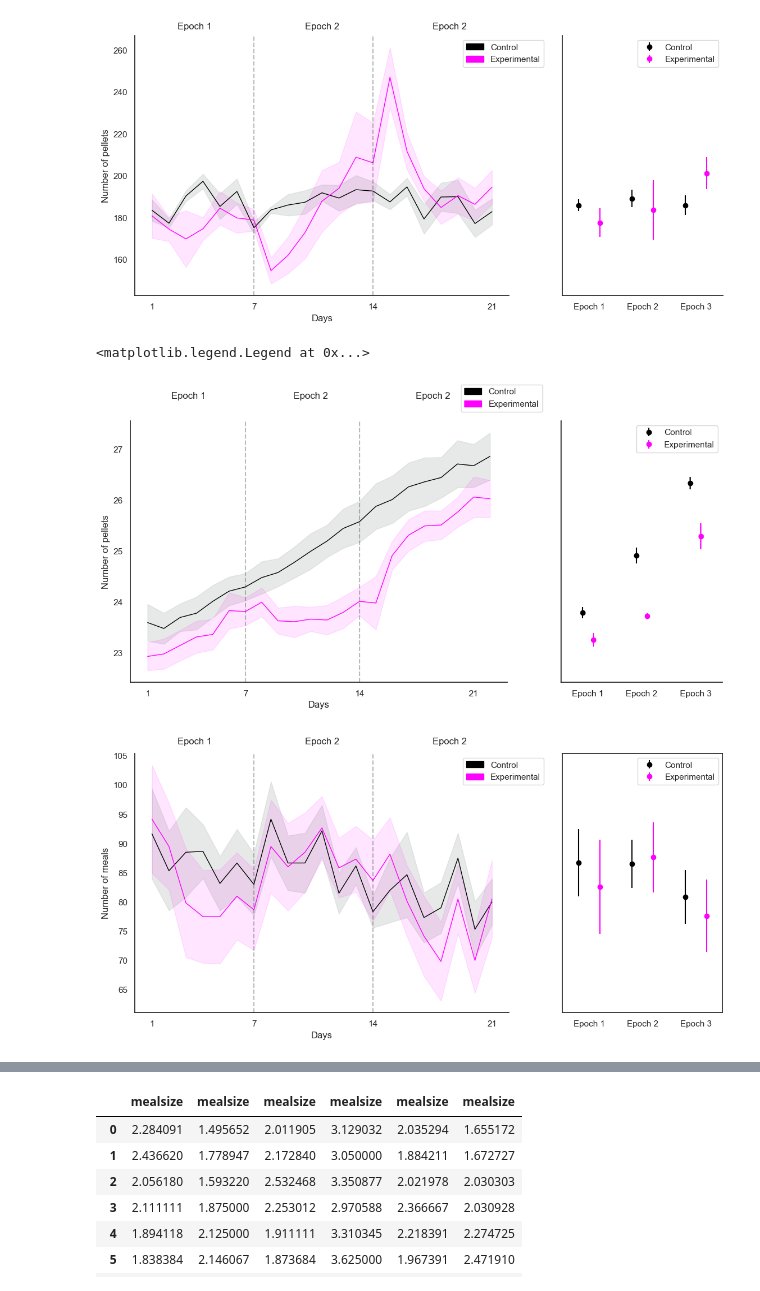
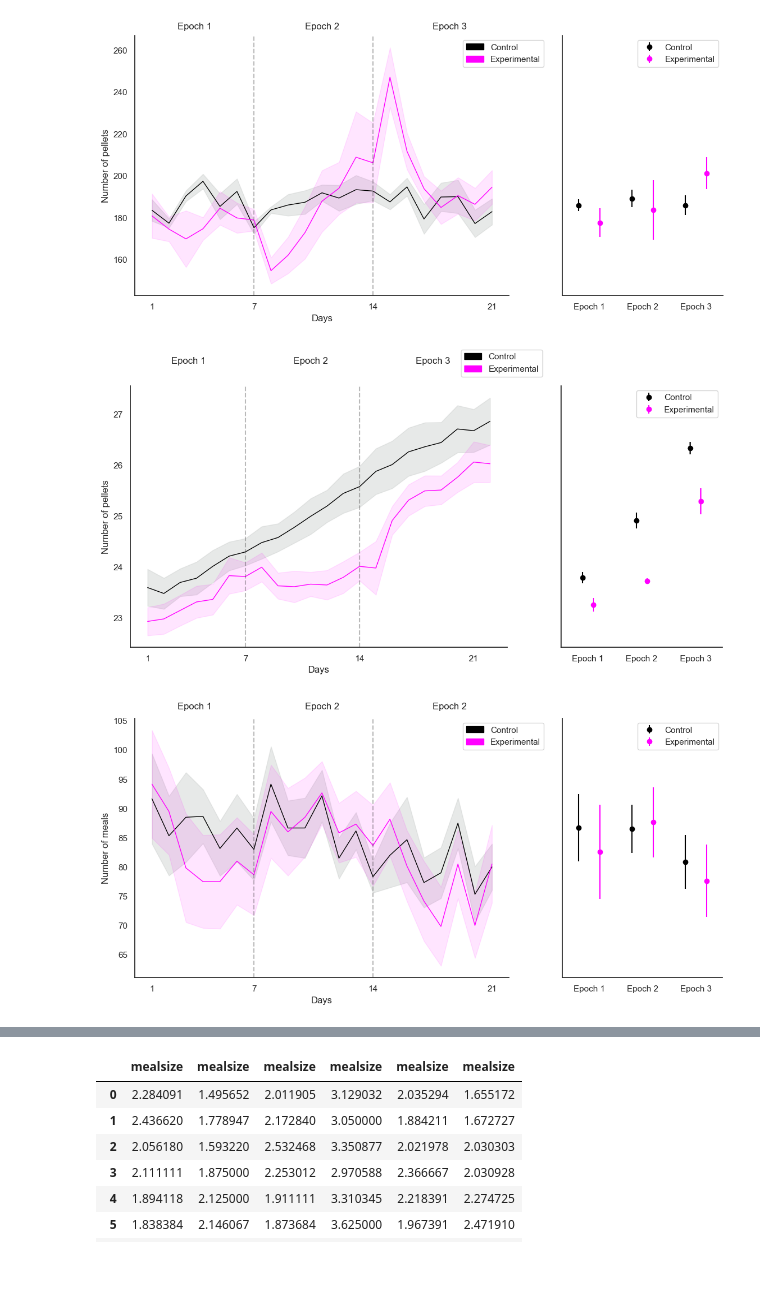
Before and after one commit to Htbibalan/FEDPROTEINPRO, a Jupyter notebook: notebooks/POSTER_EBBS_2023.ipynb, the cells around one changed output, grey strips where cells are left out. Cells and saved outputs as stored; diff of their text form; code cells hidden in the pictures.

```diff
--- a/notebooks/POSTER_EBBS_2023.ipynb
+++ b/notebooks/POSTER_EBBS_2023.ipynb
@@ -204,7 +204,7 @@ ax1.axvline(13,color="k",linestyle="--", alpha= 0.3)
 ax1.set_xticks([0,6,13,20],labels=["1","7","14","21"])
 ax1.text(2.5,28,"Epoch 1", ha="center")
 ax1.text(10,28,"Epoch 2", ha="center")
-ax1.text(17.5,28,"Epoch 2", ha="center")
+ax1.text(17.5,28,"Epoch 3", ha="center")
 ax1.spines["top"].set_visible(False)
 ax1.spines["right"].set_visible(False)
 
@@ -250,9 +250,8 @@ ax2.spines["right"].set_visible(False)
 ax2.legend()
 
 
-#f.savefig(fig_folder + "bodyweight_trend.png")
+f.savefig(fig_folder + "bodyweight_trend.png")
 # %% [output]
-<matplotlib.legend.Legend at 0x...>
 [figure]
 # %%
 def nmeals_by_day(df):
@@ -312,34 +311,36 @@ ctl_E3=ctl_n_meals.iloc[14:,:].mean(axis=0)
 exp_E1=exp_n_meals.iloc[0:7,:].mean(axis=0)
 exp_E2=exp_n_meals.iloc[7:14,:].mean(axis=0)
 exp_E3=exp_n_meals.iloc[14:,:].mean(axis=0)
 
 
 ##################################################################################
 
 spacing=0.2
 
 ax2.errorbar([1-spacing,2-spacing,3-spacing],[ctl_E1.mean(), ctl_E2.mean(), ctl_E3.mean()],
              yerr=[ctl_E1.sem(), ctl_E2.sem(), ctl_E3.sem()],
             marker="o",
             linestyle="",
             color=ctl_color,
              label="Control")
 
 ax2.errorbar([1+spacing,2+spacing,3+spacing],[exp_E1.mean(), exp_E2.mean(), exp_E3.mean()],
              yerr=[exp_E1.sem(), exp_E2.sem(), exp_E3.sem()],
             marker="o",
             linestyle="",
             color=exp_color,
             label="Experimental")
 
 ax2.set_xticks([1,2,3],labels=["Epoch 1", "Epoch 2", "Epoch 3"])
 ax2.set_xlim([0.5,3.5])
 
+ax2.spines["top"].set_visible(False)
+ax2.spines["right"].set_visible(False)
 ax2.legend()
 
 f.savefig(fig_folder + "meal_number.png")
 # %% [output]
-[figure, old version]
+[figure, new version]
 # %%
 def mealsize_by_day(df):
     return (df
```
Also changed, not shown: parts of 7 cells of this notebook.
